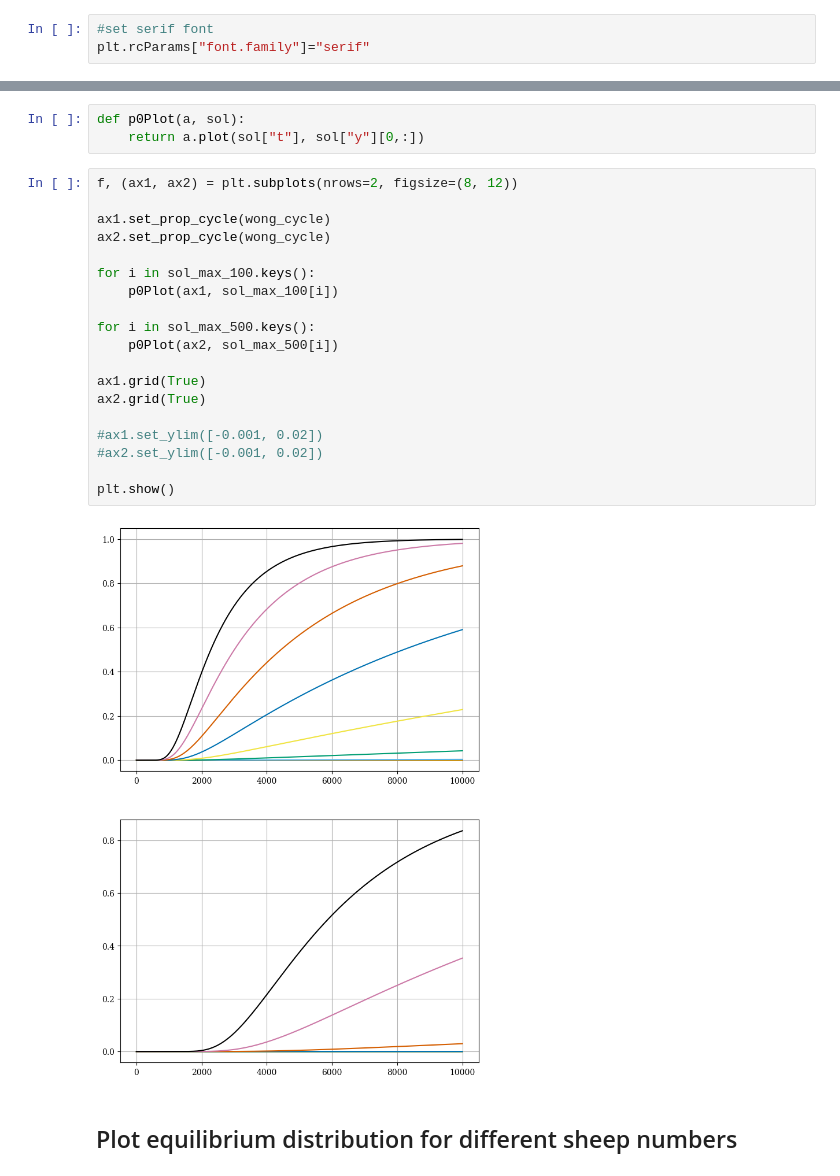
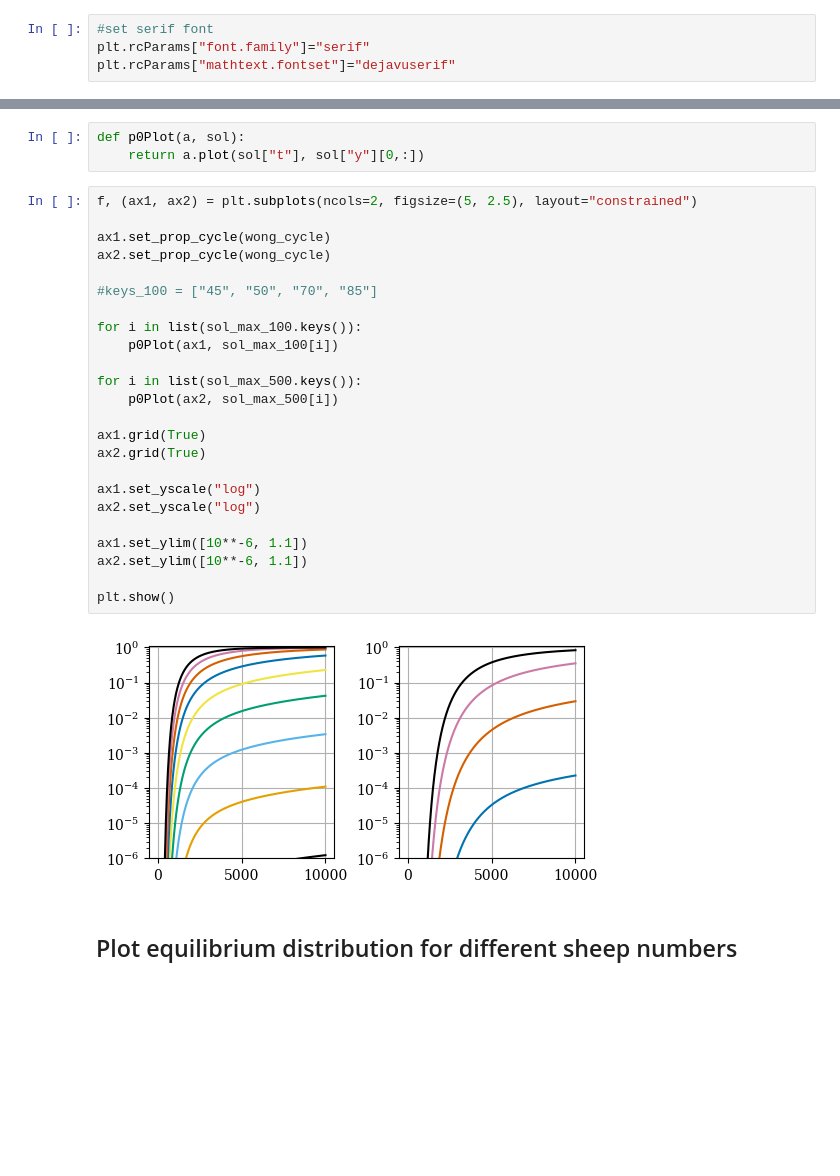
Before and after one commit to ELFREELAND/minecraft_sheep, a Jupyter notebook: stochastic/stochastic_model_kolmogorov.ipynb, the cells around one changed output, grey strips where cells are left out. Saved outputs shown, nothing was run; the diff lists cells and outputs as text; blank space fills up the shorter version.

```diff
--- a/stochastic/stochastic_model_kolmogorov.ipynb
+++ b/stochastic/stochastic_model_kolmogorov.ipynb
@@ -13,6 +11,7 @@ import time
 # %%
 #set serif font
 plt.rcParams["font.family"]="serif"
+plt.rcParams["mathtext.fontset"]="dejavuserif"
 # %%
 R = 0.00888
 K = 0.00772
@@ -244,26 +243,31 @@ plt.show()
 def p0Plot(a, sol):
     return a.plot(sol["t"], sol["y"][0,:])
 # %%
-f, (ax1, ax2) = plt.subplots(nrows=2, figsize=(8, 12))
+f, (ax1, ax2) = plt.subplots(ncols=2, figsize=(5, 2.5), layout="constrained")
 
 ax1.set_prop_cycle(wong_cycle)
 ax2.set_prop_cycle(wong_cycle)
 
-for i in sol_max_100.keys():
+#keys_100 = ["45", "50", "70", "85"]
+
+for i in list(sol_max_100.keys()):
     p0Plot(ax1, sol_max_100[i])
 
-for i in sol_max_500.keys():
+for i in list(sol_max_500.keys()):
     p0Plot(ax2, sol_max_500[i])
 
 ax1.grid(True)
 ax2.grid(True)
 
-#ax1.set_ylim([-0.001, 0.02])
-#ax2.set_ylim([-0.001, 0.02])
+ax1.set_yscale("log")
+ax2.set_yscale("log")
+
+ax1.set_ylim([10**-6, 1.1])
+ax2.set_ylim([10**-6, 1.1])
 
 plt.show()
 # %% [output]
-[figure, old version]
+[figure, new version]
 # %% [markdown]
 ## Plot equilibrium distribution for different sheep numbers
 # %%
```
Also changed, not shown: parts of 11 cells of this notebook, 14 other files.
